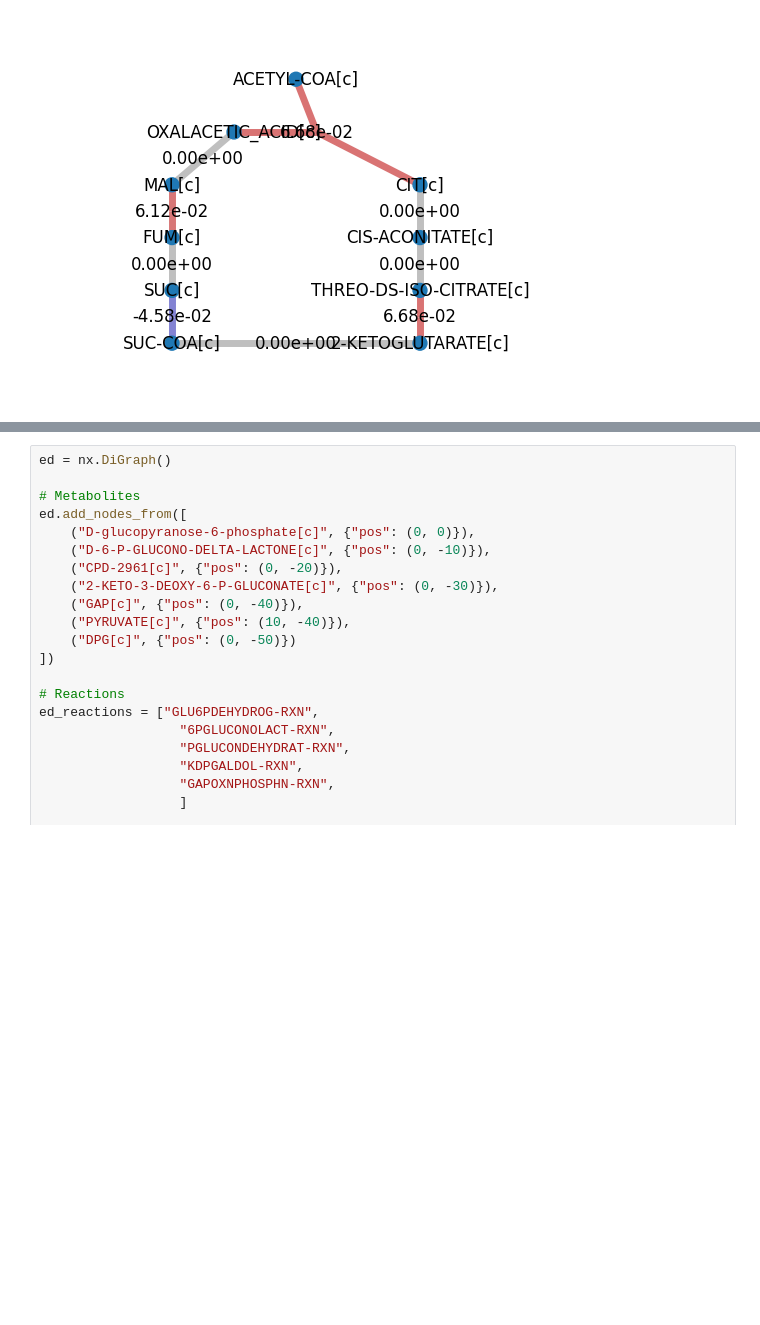
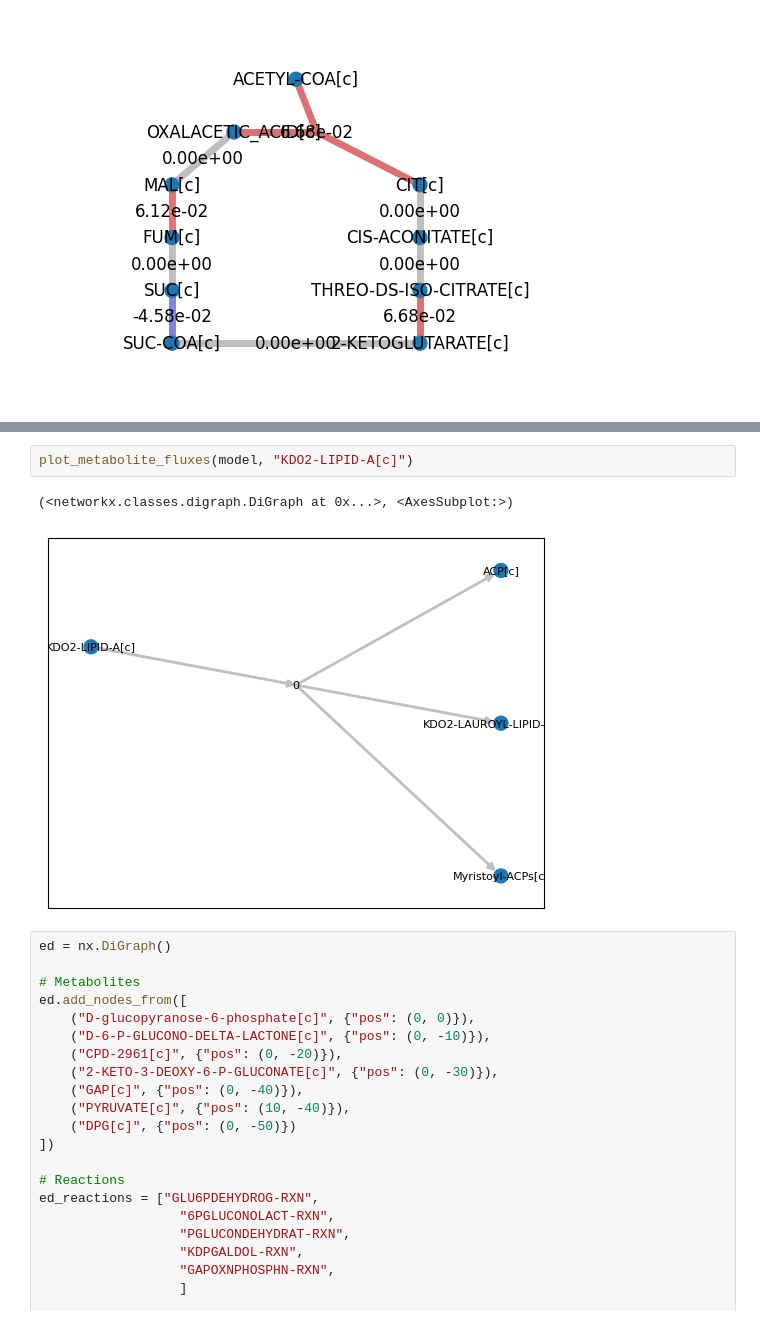
Before and after one commit to C-CoMP-STC/rpom-fba, a Jupyter notebook: notebooks/diagnostics.ipynb, the cells around one changed output, grey strips where cells are left out. Saved outputs shown, nothing was run; the diff lists cells and outputs as text; blank space fills up the shorter version.

```diff
--- a/notebooks/diagnostics.ipynb
+++ b/notebooks/diagnostics.ipynb
@@ -231,3 +249,8 @@ fig.set_size_inches(8, 6)
+# %%
+plot_metabolite_fluxes(model, "KDO2-LIPID-A[c]")
+# %% [output]
+(<networkx.classes.digraph.DiGraph at 0x...>, <AxesSubplot:>)
+[figure, added]
 # %%
 ed = nx.DiGraph()
 
```
Also changed, not shown: parts of 23 cells of this notebook, 1 other file.
